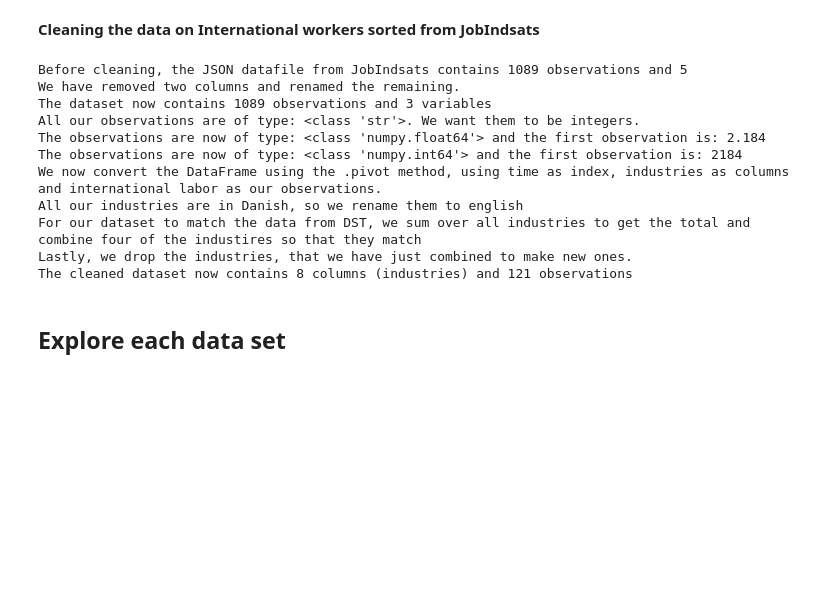
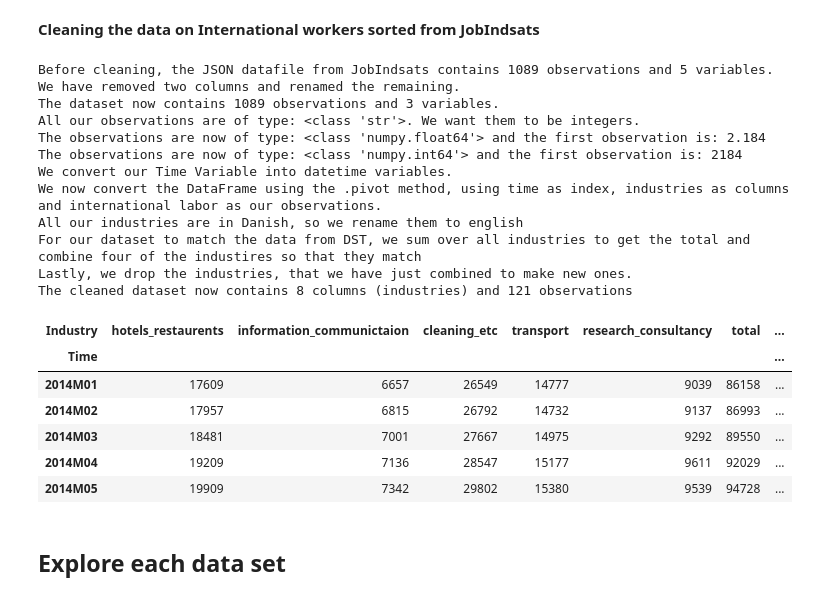
Before and after one commit to NumEconCopenhagen/Projects_2024_Emma-Anna-Oscar, a Jupyter notebook: dataproject/dataproject.ipynb, the cells around one changed output. Cells and saved outputs as stored; diff of their text form; code cells hidden in the pictures; blank space fills up the shorter version.

```diff
--- a/dataproject/dataproject.ipynb
+++ b/dataproject/dataproject.ipynb
@@ -434,19 +434,29 @@ lab_short_cons.head(5)
 **Cleaning the data on International workers sorted from JobIndsats**
 # %%
 import dataproject
-dataproject.clean_data()
+int_labor = dataproject.clean_data()
+
+display(int_labor.head(5))
 # %% [output]
-Before cleaning, the JSON datafile from JobIndsats contains 1089 observations and 5
+Before cleaning, the JSON datafile from JobIndsats contains 1089 observations and 5 variables.
 We have removed two columns and renamed the remaining.
-The dataset now contains 1089 observations and 3 variables
+The dataset now contains 1089 observations and 3 variables.
 All our observations are of type: <class 'str'>. We want them to be integers.
 The observations are now of type: <class 'numpy.float64'> and the first observation is: 2.184
 The observations are now of type: <class 'numpy.int64'> and the first observation is: 2184
+We convert our Time Variable into datetime variables.
 We now convert the DataFrame using the .pivot method, using time as index, industries as columns and international labor as our observations.
 All our industries are in Danish, so we rename them to english
 For our dataset to match the data from DST, we sum over all industries to get the total and combine four of the industires so that they match
 Lastly, we drop the industries, that we have just combined to make new ones.
 The cleaned dataset now contains 8 columns (industries) and 121 observations
+| Industry | hotels_restaurents | information_communictaion | cleaning_etc | transport | research_consultancy | total | ... |
+| Time |  |  |  |  |  |  | ... |
+| 2014M01 | 17609 | 6657 | 26549 | 14777 | 9039 | 86158 | ... |
+| 2014M02 | 17957 | 6815 | 26792 | 14732 | 9137 | 86993 | ... |
+| 2014M03 | 18481 | 7001 | 27667 | 14975 | 9292 | 89550 | ... |
+| 2014M04 | 19209 | 7136 | 28547 | 15177 | 9611 | 92029 | ... |
+| 2014M05 | 19909 | 7342 | 29802 | 15380 | 9539 | 94728 | ... |
 # %% [markdown]
 ## Explore each data set
 # %% [markdown]
```
